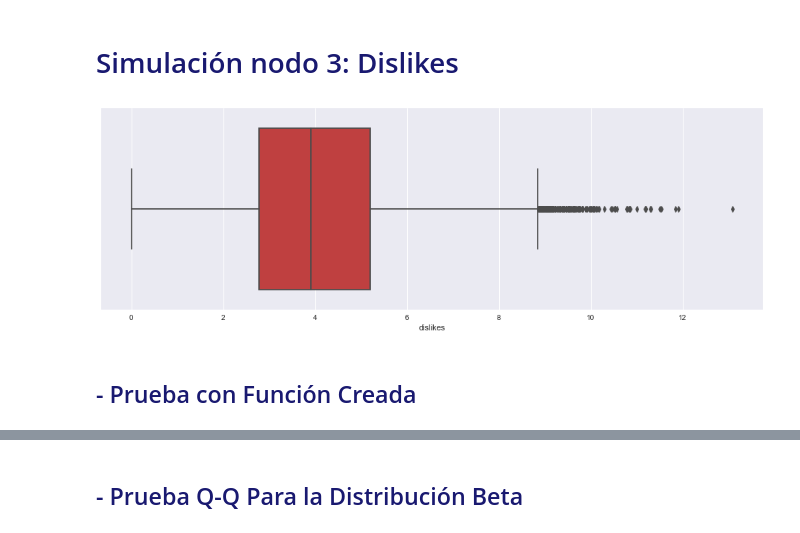
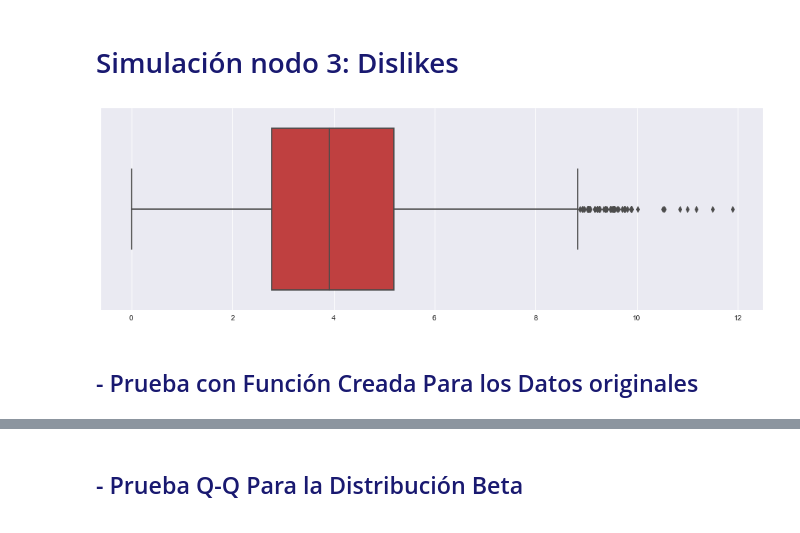
Before and after one commit to AndresHdzJmz/Tests_Proyecto-SPF, a Jupyter notebook: R.ipynb, the cells around one changed output, grey strips where cells are left out. Cells and saved outputs as stored; diff of their text form; code cells hidden in the pictures.

Commit message:
Fin nodo 3
Se finalizó el nodo3, se agregaron conclusiones y acomodo de resultados. Todo s eagregó al archivo de los nodos 3 y 4

```diff
--- a/R.ipynb
+++ b/R.ipynb
@@ -513,9 +529,9 @@ nodo3 = df['dislikes']
 # %%
 fig, ax1 = plt.subplots(figsize=(16, 5))
-sns.boxplot(nodo3, ax = ax1, saturation=.5, color='r', fliersize=5);
+sns.boxplot(muestra_n3, ax = ax1, saturation=.5, color='r', fliersize=5);
 # %% [output]
-[figure, old version]
+[figure, new version]
 # %% [markdown]
-## <font color='midnightblue'> - Prueba con Función Creada
+## <font color='midnightblue'> - Prueba con Función Creada Para los Datos originales
 # %%
 # -------------------- Distribuciones Seleccionadas Específicamente Para Este Nodo --------------------
```
Also changed, not shown: parts of 70 cells of this notebook.
